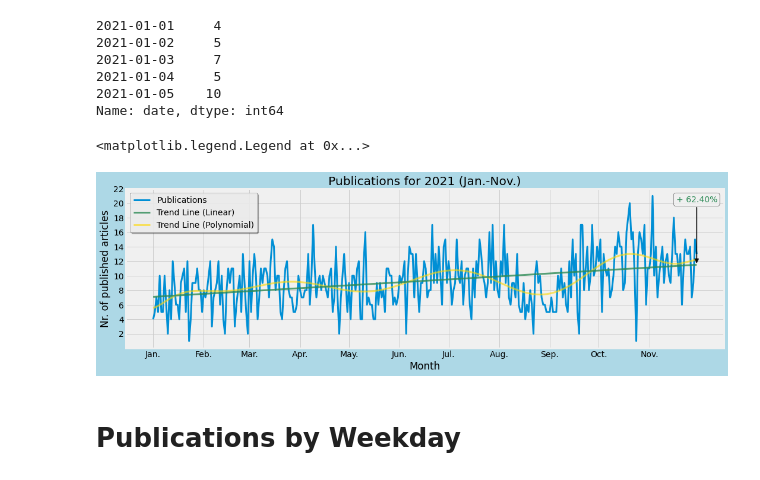
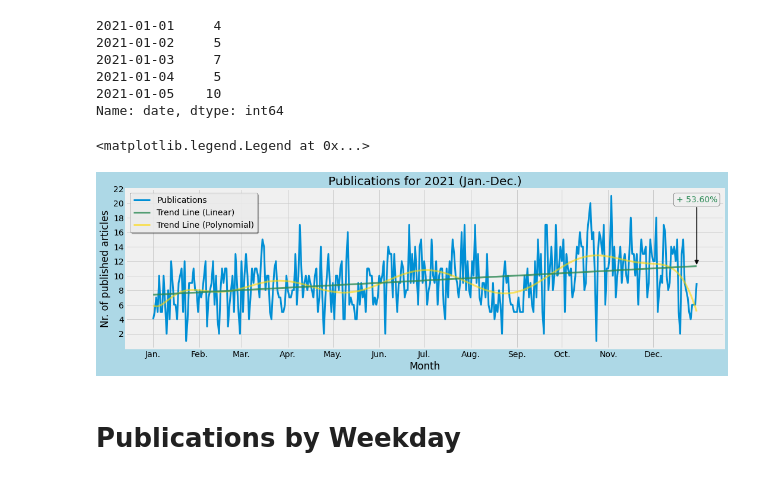
Before and after one commit to vollenia/data_analysis_CNN_news, a Jupyter notebook: analysis_cnn_xml.ipynb, the cells around one changed output. Saved outputs shown, nothing was run; the diff lists cells and outputs as text; code cells hidden in the pictures.

Commit message:
added december

```diff
--- a/analysis_cnn_xml.ipynb
+++ b/analysis_cnn_xml.ipynb
@@ -29,7 +29,7 @@ from sklearn import linear_model
 Reading each month of the year and concatenating them into a single pandas dataframe
 # %%
 df_months = []
-for i in range(1,12): # !!!AFTER THE YEAR IS OVER, EXTEND TO: 1-13 (TO INCLUDE DECEMBER)!!!
+for i in range(1,13):
     df_months.append(pd.read_xml(f"xml_db/CNN_2021_{i}.xml"))
 df_orig = pd.concat(df_months)
 df_orig.shape
@@ -71,12 +71,9 @@ publications.head()
 2021-01-05    10
 Name: date, dtype: int64
 # %%
-#Ideas:
-#possibly switch from making individual series to pulling from a dataframe (this is likely more elegant)
-
 # List of months
-m = ["Jan.", "Feb.", "Mar.", "Apr.", "May.", "Jun.", "Jul.", "Aug.", "Sep.", "Oct.", "Nov."] # ADD MONTH OF DEC.
-d = [31, 28, 31, 30, 31, 30, 31, 31, 30, 31, 30]
+m = ["Jan.", "Feb.", "Mar.", "Apr.", "May.", "Jun.", "Jul.", "Aug.", "Sep.", "Oct.", "Nov.", "Dec."]
+d = [31, 28, 31, 30, 31, 30, 31, 31, 30, 31, 30, 31]
 
 # Initiating the plot
 fig_pub_year, ax_pub_year = plt.subplots(tight_layout=True)
@@ -88,7 +85,7 @@ publications.plot(x=publications.index, y=publications.values, title=f"Publicati
 # Generating 1st trend line (polynomial regression)
 X_poly = np.arange(len(publications.values))
 y_poly = publications.values
-p = Polynomial.fit(X_poly, y_poly, 11) # CHANGE DEGREE TO 12 (one for each month)
+p = Polynomial.fit(X_poly, y_poly, 12)
 ax_pub_year.plot(X_poly, p(X_poly), linewidth=3, c="gold", linestyle="solid", alpha=0.6, label="Trend Line (Polynomial)")
 
 # Generating 2nd trend line (linear regression)
@@ -112,35 +109,35 @@ ax_pub_year.plot(X_reg, y_reg_pred, linewidth=3, c="seagreen", linestyle="solid"
 """ax_pub_year.annotate(None, xy=(X_reg[-1], y_reg_pred[-1]), xytext=(X_reg[-1], y_reg_pred[0]), c="seagreen",
                         arrowprops=dict(arrowstyle="<->", linewidth=2, color="black", shrinkA=0, shrinkB=0))
 """
 # Calculating and displaying the growth in percent
 ax_pub_year.annotate(f"+ {'%.2f' % np.round((y_reg_pred[-1] - y_reg_pred[0])/y_reg_pred[0]*100, 2)}%", ha="center", va="center",
                         xy=(X_reg[-1], y_reg_pred[-1]), xytext=(X_reg[-1], ax_pub_year.get_ylim()[1] - 1.5), c="seagreen",
                         bbox=dict(boxstyle="round", facecolor="#f0f0f0", edgecolor="black", alpha=0.8),
                         arrowprops=dict(arrowstyle="-|>", linewidth=2, color="black", alpha=0.8))
 
 # Configurating the chart
 fig_pub_year.set_facecolor("lightblue") # outer
 #ax_pub_year.set_facecolor('lightgrey') # inner
-#ax_pub_year.set_xticks(np.arange(0,len(publications), step=len(publications)/11)) #CHANGE THIS TO 12 AFTER ADDING DEC
+#ax_pub_year.set_xticks(np.arange(0,len(publications), step=len(publications)/12))
 ax_pub_year.set_xticks([np.sum(d[:i]) for i in range(len(d))]) # distance according to nr of days in month
 ax_pub_year.set_xticklabels(m, rotation=0, ha="center")
 ax_pub_year.set_yticks(np.arange(0,np.max(publications)+2, step=2)[1:])
 ax_pub_year.set_xlabel("Month")
 ax_pub_year.set_ylabel("Nr. of published articles")
 
 handles, labels = ax_pub_year.get_legend_handles_labels() # handles, labels are extracted and then reordered to achieve a more pleasant look
 ax_pub_year.legend(handles=handles[:1]+handles[-1:]+handles[1:2], labels=labels[:1]+labels[-1:]+labels[1:2], loc="upper left", title=None,
                     facecolor="white", edgecolor="black", fancybox=True, shadow=True, borderpad=None, framealpha=0.8)
 
 # Drawing vertical separators for each month (if theme without a grid is used)
 #dd = [np.sum(d[:i]) for i in range(len(d))]
 #for xc in dd:
     #ax_pub_year.axvline(x=xc, c="red", linewidth=1)
 
 #fig_pub_year.savefig("pub_year", facecolor="lightblue")
 # %% [output]
 <matplotlib.legend.Legend at 0x...>
-[figure, old version]
+[figure, new version]
 # %% [markdown]
 # Publications by Weekday
 # %%
```
Also changed, not shown: parts of 13 cells of this notebook.
